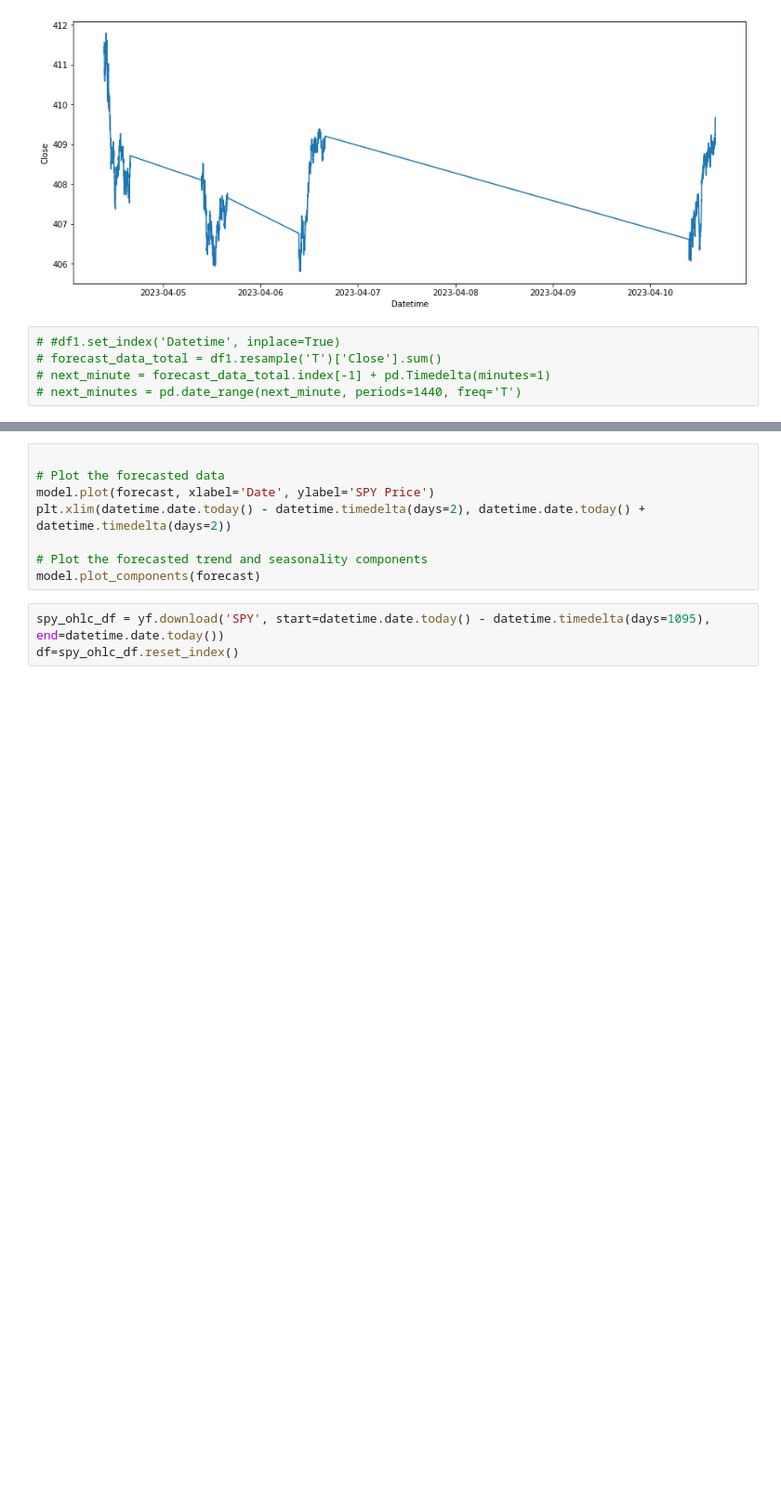
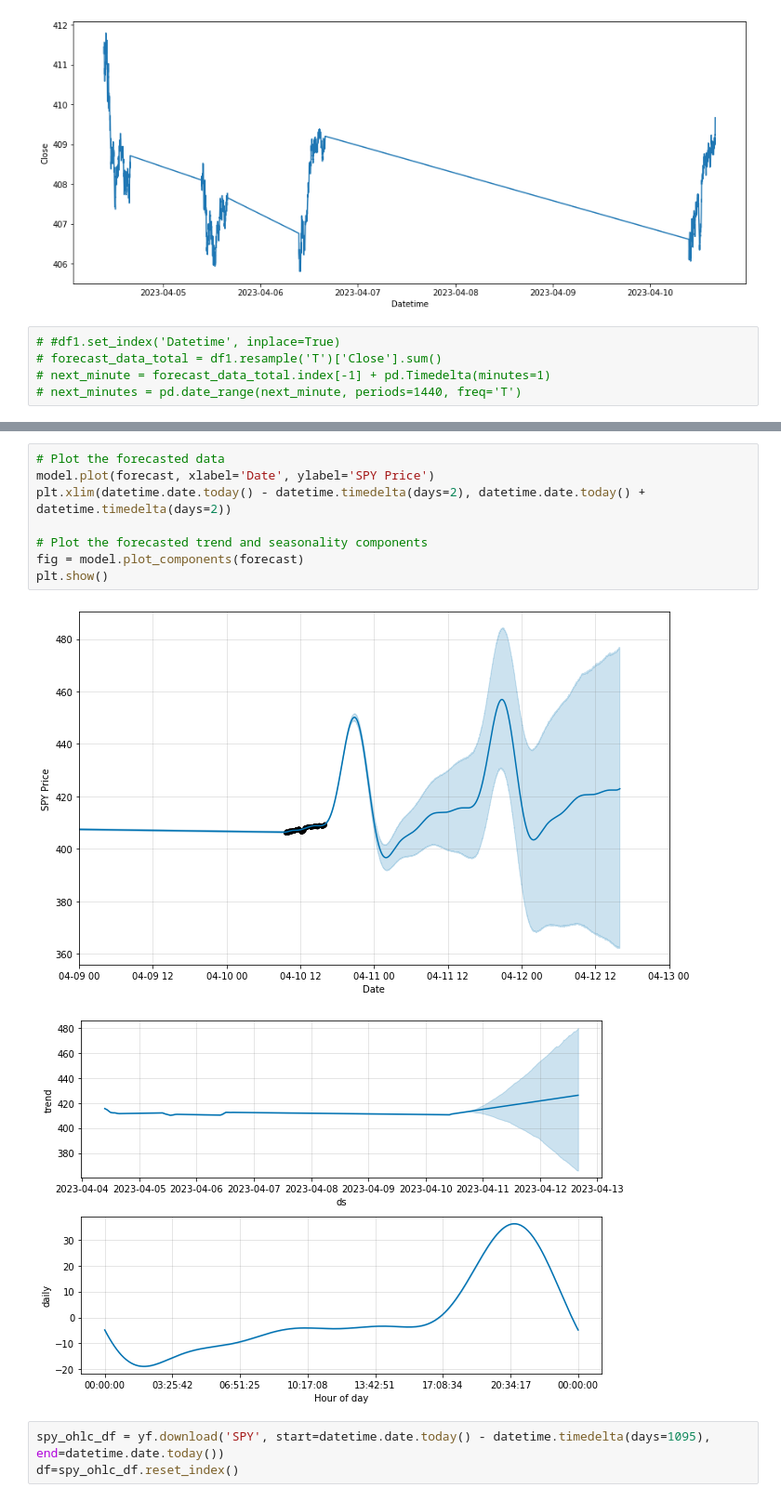
Before and after one commit to woonsupkim/Sentiment_SNP, a Jupyter notebook: SPY_Track.ipynb, the cells around one changed output, grey strips where cells are left out. Shown at 93% size. Cells and saved outputs as stored; diff of their text form; blank space fills up the shorter version.

```diff
--- a/SPY_Track.ipynb
+++ b/SPY_Track.ipynb
@@ -49,11 +55,14 @@ forecast = model.predict(future_dates)
 # %%
-
 # Plot the forecasted data
 model.plot(forecast, xlabel='Date', ylabel='SPY Price')
 plt.xlim(datetime.date.today() - datetime.timedelta(days=2), datetime.date.today() + datetime.timedelta(days=2))
 
 # Plot the forecasted trend and seasonality components
-model.plot_components(forecast)
+fig = model.plot_components(forecast)
+plt.show()
+# %% [output]
+[figure, added]
+[figure, added]
 # %%
 spy_ohlc_df = yf.download('SPY', start=datetime.date.today() - datetime.timedelta(days=1095), end=datetime.date.today())
 df=spy_ohlc_df.reset_index()
```
Also changed, not shown: parts of 5 cells of this notebook.
